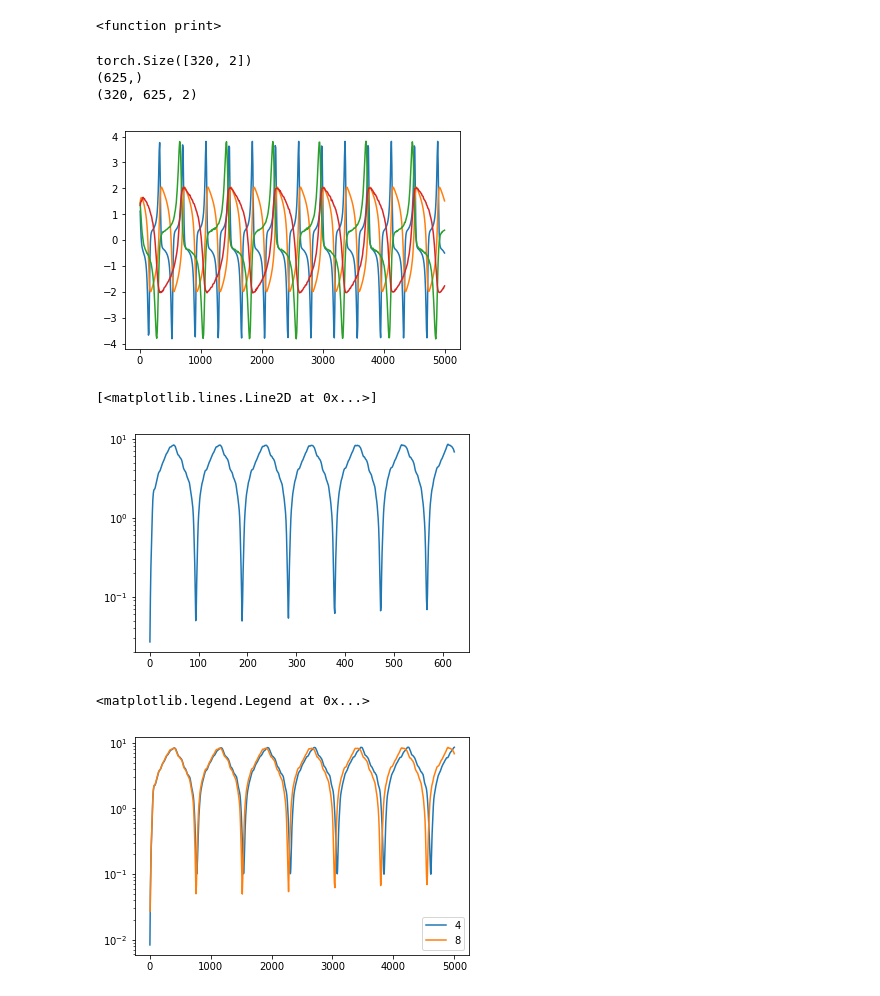
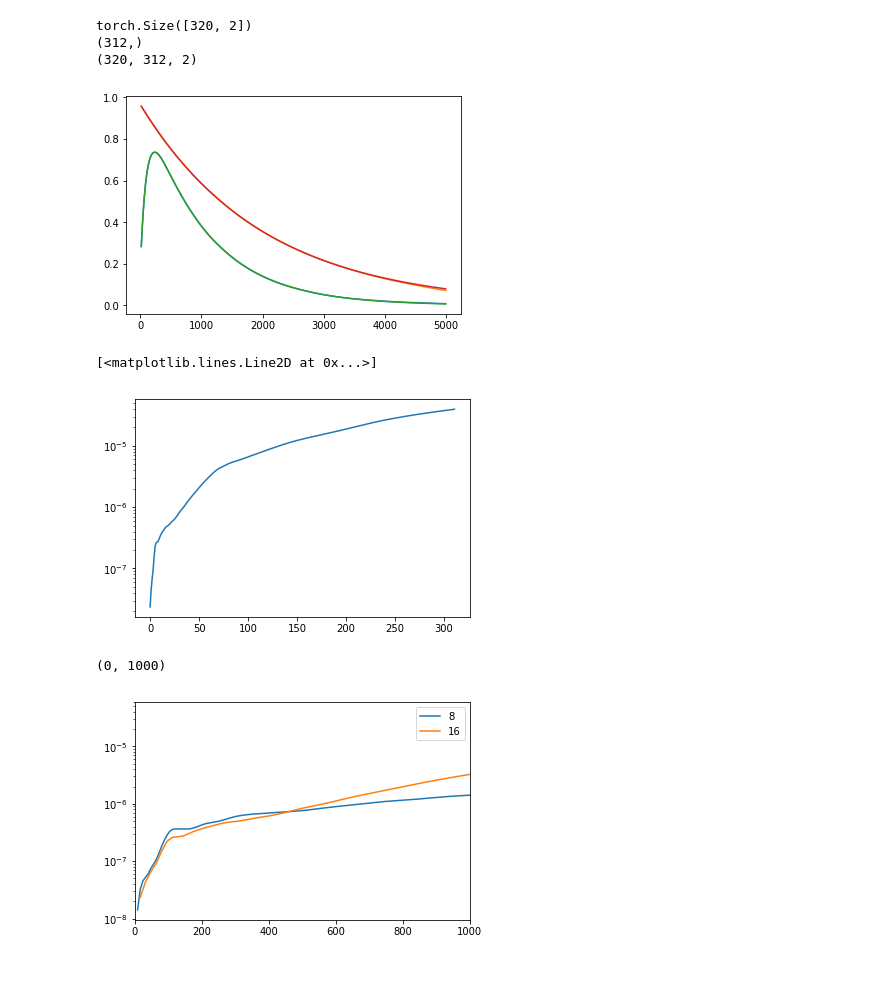
Before and after one commit to KatieJ16/ensemble_HiSTs, a Jupyter notebook: scripts/multiscale_HiTS_exp/two_at_a_time_multiscale.ipynb, the cells around one changed output. Drawn from its saved outputs; the diff is of its cells as text; code cells hidden in the pictures.

Commit message:
working on more reruns for two at a time and adidng the transfer learning thing

```diff
--- a/scripts/multiscale_HiTS_exp/two_at_a_time_multiscale.ipynb
+++ b/scripts/multiscale_HiTS_exp/two_at_a_time_multiscale.ipynb
@@ -18,9 +18,9 @@ import Resnet_multiscale as net
 # adjustables
 
 k = 5                       # model index: should be in {0, 2, ..., 10}
-dt = 0.01                     # time unit: 0.0005 for Lorenz and 0.01 for others
-system = 'VanDerPol'         # system name: 'Hyperbolic', 'Cubic', 'VanDerPol', 'Hopf' or 'Lorenz'
-noise = 0.01                   # noise percentage: 0.00, 0.01 or 0.02
+dt = 0.02                     # time unit: 0.0005 for Lorenz and 0.01 for others
+system = 'Hyperbolic'         # system name: 'Hyperbolic', 'Cubic', 'VanDerPol', 'Hopf' or 'Lorenz'
+noise = 0.0                   # noise percentage: 0.00, 0.01 or 0.02
 
 lr = 1e-3                     # learning rate
 max_epoch = 50000            # the maximum training epoch
@@ -29,7 +29,7 @@ arch = [2, 512, 512, 512, 2]  # architecture of the neural network
 
 # paths
 data_dir = os.path.join('../../data/', system,)
-model_dir = '../../models/VanDerPol_multiscale'
+model_dir = '../../models/Hyperbolic_multiscale'
 
 # global const
 n_forward = 5
@@ -50,7 +50,7 @@ print("val_data shape = ", val_data.shape)
 print("test_data.shape = ", test_data.shape)
 
 step_size = 8
-n_forward = 4
+n_forward = 5
 
 dataset = net.DataSet(train_data, val_data, test_data, dt, step_size, n_forward)
 
@@ -153,7 +116,7 @@ tensor([[-1.6714, -1.1985],
 i = 0
 plt.plot(test_data[i,:400])
 
-step_size = 4
+step_size = 8
 t = 0
 
 t+= step_size
@@ -167,7 +130,7 @@ for j in range(100):
     plt.plot([t,t], y_preds[i].detach().numpy() , 'b.' )
 
 
-step_size = 8
+step_size = 16
 t = 0
 
 t+= step_size
@@ -237,13 +202,9 @@ torch.Size([320, 2])
-# %%
-print
-# %% [output]
-<function print>
 # %%
 #want to find mse
 
 y_pred_list = list()
 t_list = list()
-step_size = 8
+step_size = 16
 t = 0
 
 points = timesteps // step_size
@@ -253,46 +214,46 @@ y_pred_list = np.zeros((320, points, 2))
 
 t+= step_size
 y_preds = models[0].forward(torch.tensor(test_data[:, 0]).float(), 'large')
 y_pred_list[:,0] = y_preds.detach().numpy()
 t_list[0] = t
 print(y_preds.shape)
 
 for j in range(points-1):
     t+= step_size
     y_preds = models[0].forward(y_preds, 'large')
 
     y_pred_list[:,j+1] = y_preds.detach().numpy()
     t_list[j+1] = t
 
 
 print(t_list.shape)
 print(y_pred_list.shape)
 
 plt.plot(t_list, y_pred_list[0,:, 1])
 plt.plot(t_list, y_pred_list[0,:, 0])
 
 plt.plot(t_list, test_data[0,t_list.astype(int), 1])
 plt.plot(t_list, test_data[0,t_list.astype(int), 0])
 mse8 = np.mean((y_pred_list - test_data[:,t_list.astype(int)])**2, axis = (0,2))
 t_list8 = t_list
 plt.show()
 
 plt.semilogy(mse8)
 # %% [output]
 torch.Size([320, 2])
-(625,)
-(320, 625, 2)
+(312,)
+(320, 312, 2)
-[figure, old version]
+[figure, new version]
 [<matplotlib.lines.Line2D at 0x...>]
-[figure, old version]
+[figure, new version]
 # %%
-plt.semilogy(t_list4, mse4, label = "4")
-plt.semilogy(t_list8, mse8, label = "8")
+plt.semilogy(t_list4, mse4, label = "8")
+plt.semilogy(t_list8, mse8, label = "16")
 plt.legend()
 
-# plt.xlim([0, 1000])
+plt.xlim([0, 1000])
 
 # plt.ylim([1e-2, 10])
 # %% [output]
-<matplotlib.legend.Legend at 0x...>
+(0, 1000)
-[figure, old version]
+[figure, new version]
```
Also changed, not shown: parts of 15 cells of this notebook, 5 other files.
